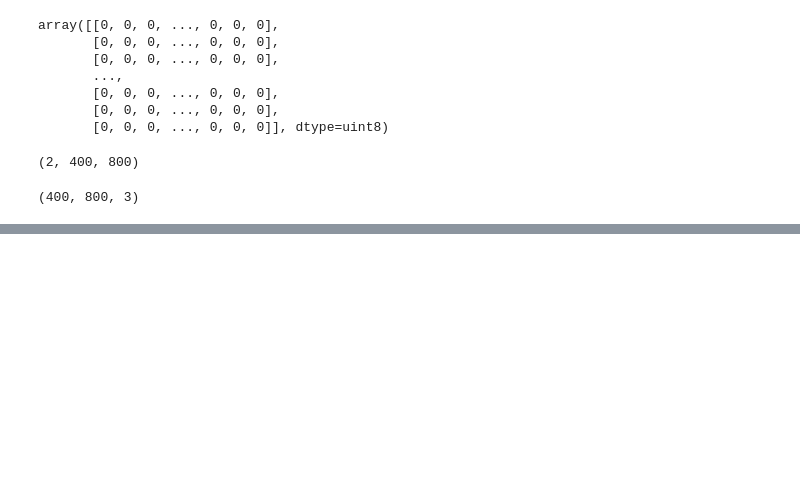
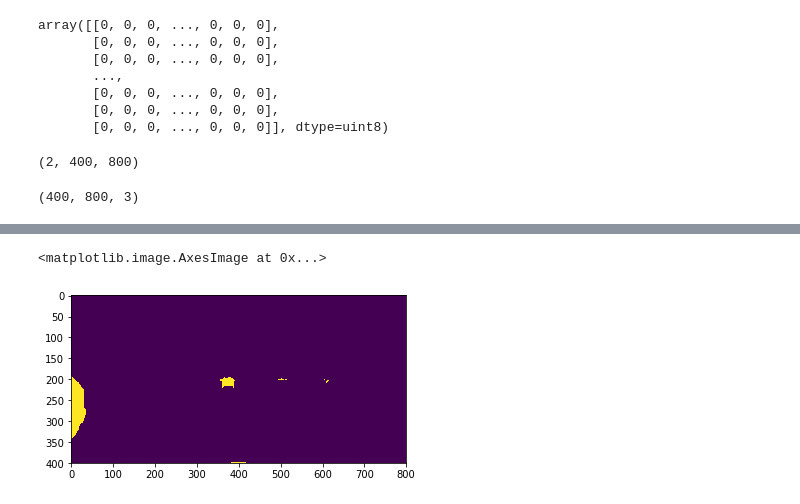
Before and after one commit to bakamoridesu/Lyft-Perception-Challenge, a Jupyter notebook: Notebook.ipynb, the cells around one changed output, grey strips where cells are left out. Saved outputs shown, nothing was run; the diff lists cells and outputs as text; code cells hidden in the pictures; blank space fills up the shorter version.

```diff
--- a/Notebook.ipynb
+++ b/Notebook.ipynb
@@ -264,2 +390,10 @@ plt.imshow(test_img)
+# %%
+test_lbl  = cv2.imread(test_samples.iloc[112]['label'])[:,:,2]
+test_lbl = crop(test_lbl)
+test_lbl[test_lbl != 10] = 0
+plt.imshow(test_lbl)
+# %% [output]
+<matplotlib.image.AxesImage at 0x...>
+[figure, added]
 # %%
 test_img = np.expand_dims(test_img, axis=0)
```
Also changed, not shown: parts of 20 cells of this notebook.
